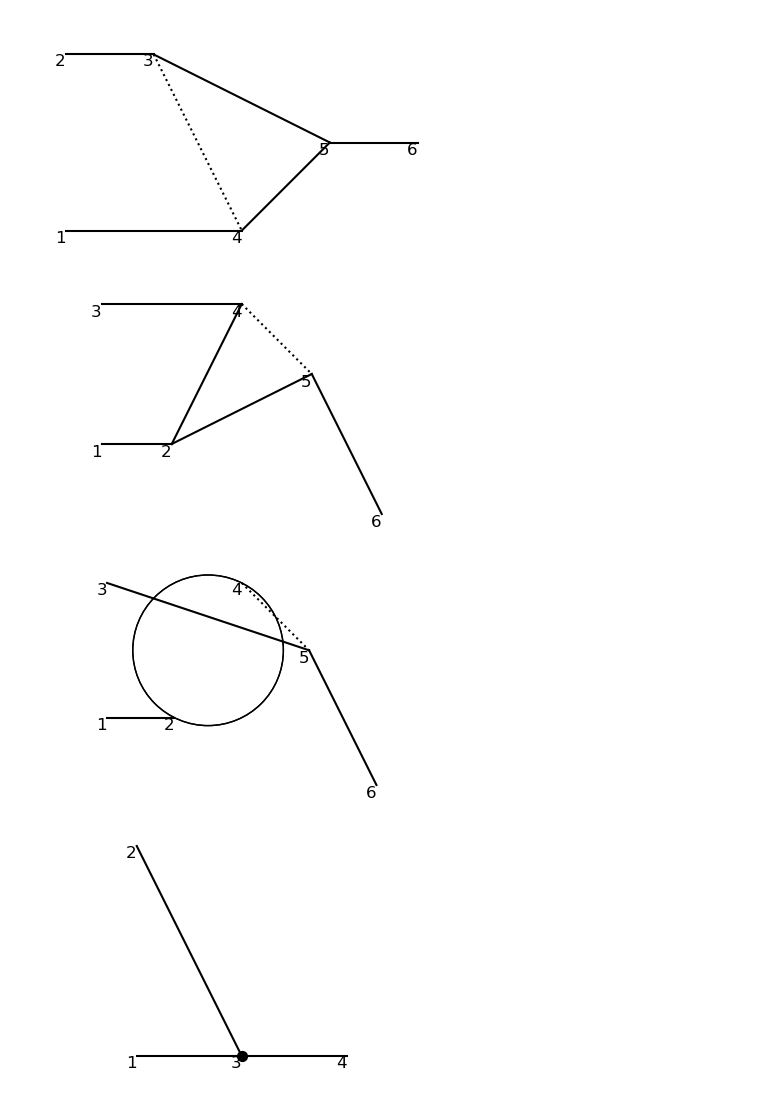
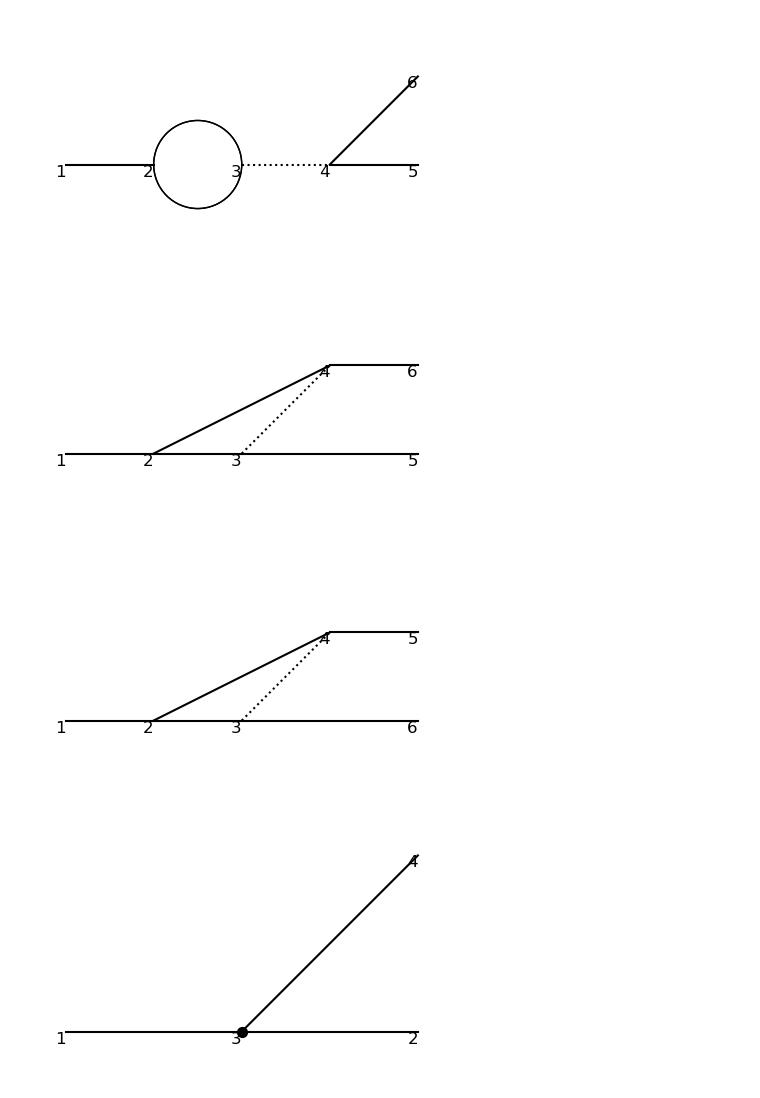
Before and after one commit to liuzhuozhuo/edp-renormalization, a Jupyter notebook: python/example.ipynb, the cells around one changed output. Saved outputs shown, nothing was run; the diff lists cells and outputs as text; code cells hidden in the pictures.

```diff
--- a/python/example.ipynb
+++ b/python/example.ipynb
@@ -5,7 +5,7 @@ from tqdm import tqdm
 from functions.can_diagrams.gluon_diagrams import *
 from functions.gluon_functions import *
 # %%
-type_proc = [[2, 1]]
+type_proc = [[1, 2]]
 till_order = 3
 # %%
 points_2nd, paths_2nd, count_2nd = combine_diagrams_order([can_points_1st], [can_paths_1st], [can_number_1st], type_proc, till_order, offset=0)
@@ -16,6 +16,6 @@ points3, paths3, count3 = group_diagrams(points_3rd, paths_3rd, count_3rd)
 # %%
 counter_points3, counter_paths3, counter_count3 = counterterms(points3, paths3, count3)
 # %%
-represent_order(points3, paths3, count3, type_proc, docount= False)
-represent_order(counter_points3, counter_paths3, counter_count3, type_proc, docount= False)
+represent_order(points3, paths3, count3, type_proc, docount= False, spacing=2)
+represent_order(counter_points3, counter_paths3, counter_count3, type_proc, docount= False, spacing=2)
 # %% [output]
@@ -27,4 +27,4 @@ represent_order(counter_points3, counter_paths3, counter_count3, type_proc, doco
-[figure, old version]
+[figure, new version]
-[figure, old version]
+[figure, new version]
-[figure, old version]
+[figure, new version]
-[figure, old version]
+[figure, new version]
```
Also changed, not shown: parts of 1 cell of this notebook, 2 other files.
